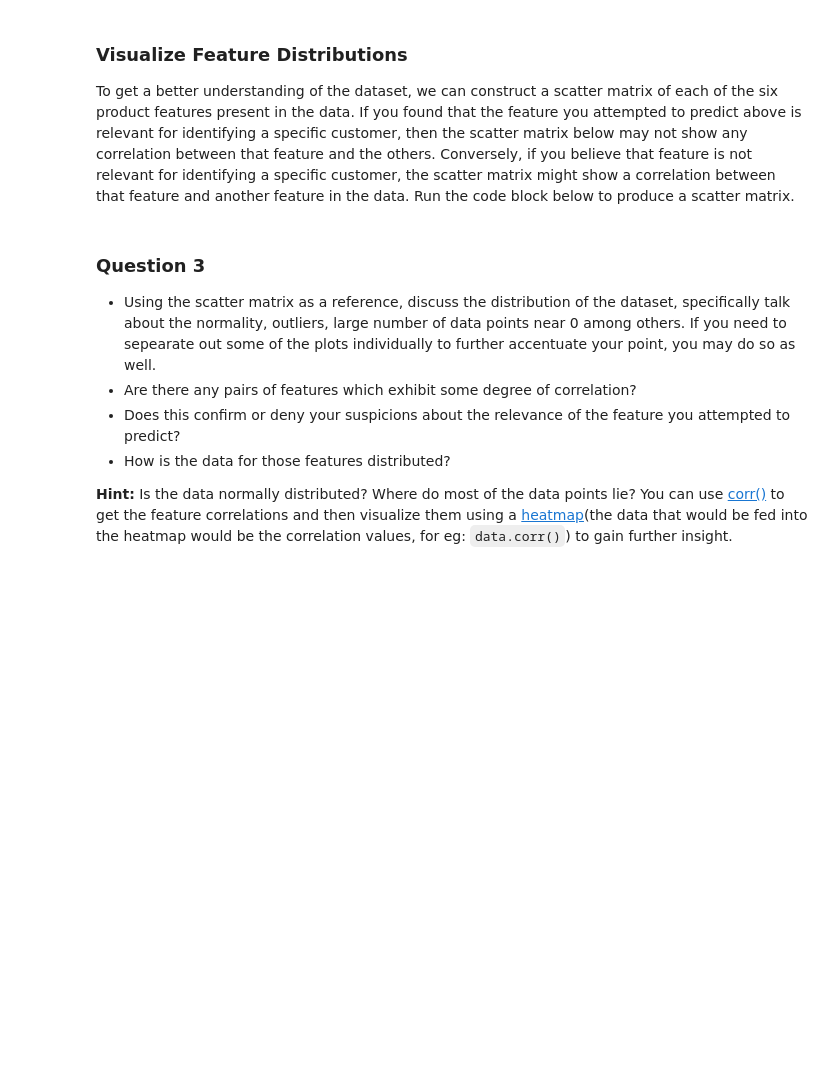
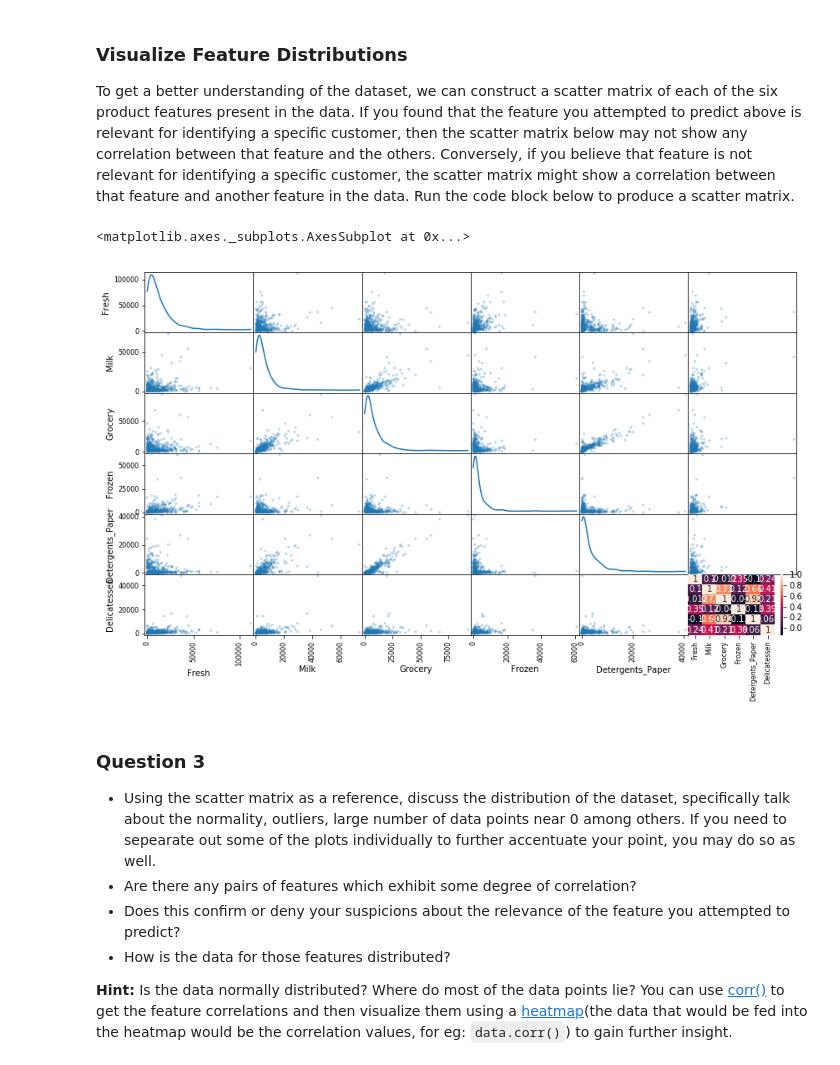
Before and after one commit to Maeng/machine-learning, a Jupyter notebook: projects/customer_segments/customer_segments.ipynb, the cells around one changed output. Drawn from its saved outputs; the diff is of its cells as text; code cells hidden in the pictures; blank space fills up the shorter version.

```diff
--- a/projects/customer_segments/customer_segments.ipynb
+++ b/projects/customer_segments/customer_segments.ipynb
@@ -132,8 +198,21 @@ score = None
 ### Visualize Feature Distributions
 To get a better understanding of the dataset, we can construct a scatter matrix of each of the six product features present in the data. If you found that the feature you attempted to predict above is relevant for identifying a specific customer, then the scatter matrix below may not show any correlation between that feature and the others. Conversely, if you believe that feature is not relevant for identifying a specific customer, the scatter matrix might show a correlation between that feature and another feature in the data. Run the code block below to produce a scatter matrix.
 # %%
+import matplotlib.pyplot as plt
+import seaborn as sns
+
 # Produce a scatter matrix for each pair of features in the data
-pd.scatter_matrix(data, alpha = 0.3, figsize = (14,8), diagonal = 'kde');
+pd.plotting.scatter_matrix(data, alpha = 0.3, figsize = (14,8), diagonal = 'kde');
+
+corr = data.corr()
+plt.pcolor(corr)
+plt.yticks(np.arange(0.5, len(corr.index), 1), corr.index)
+plt.xticks(np.arange(0.5, len(corr.columns), 1), corr.columns)
+plt.show()
+sns.heatmap(corr, annot=True)
+# %% [output]
+<matplotlib.axes._subplots.AxesSubplot at 0x...>
+[figure, added]
 # %% [markdown]
 ### Question 3
 * Using the scatter matrix as a reference, discuss the distribution of the dataset, specifically talk about the normality, outliers, large number of data points near 0 among others. If you need to sepearate out some of the plots individually to further accentuate your point, you may do so as well.
```
Also changed, not shown: parts of 5 cells of this notebook.
